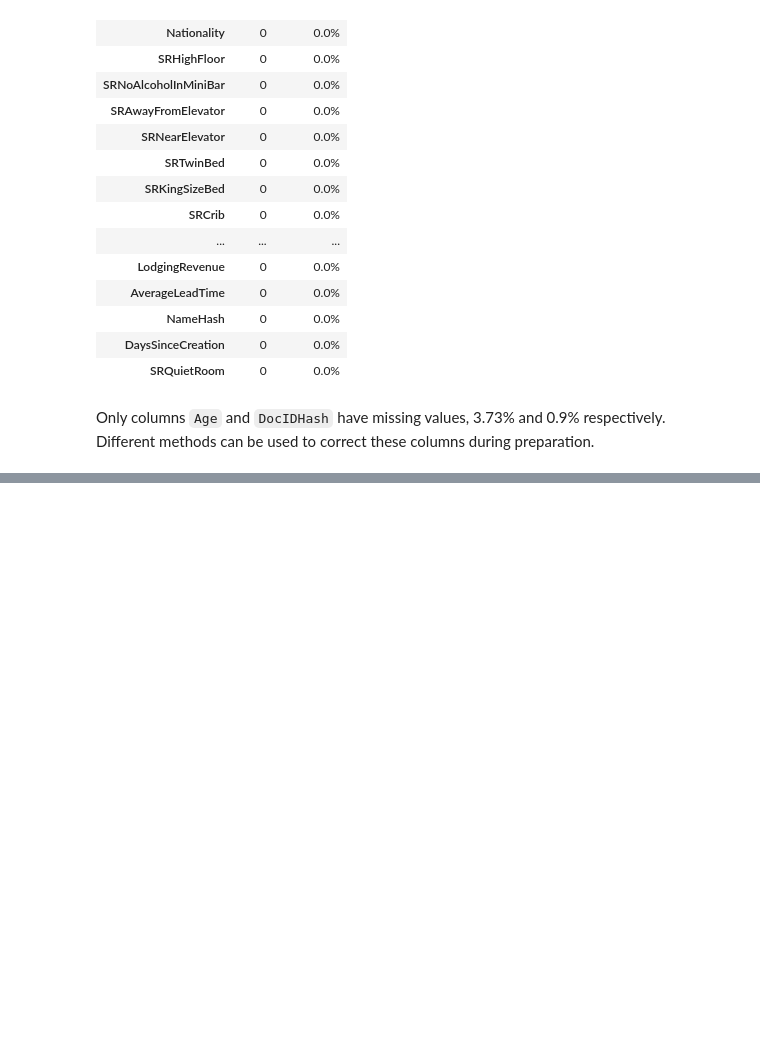
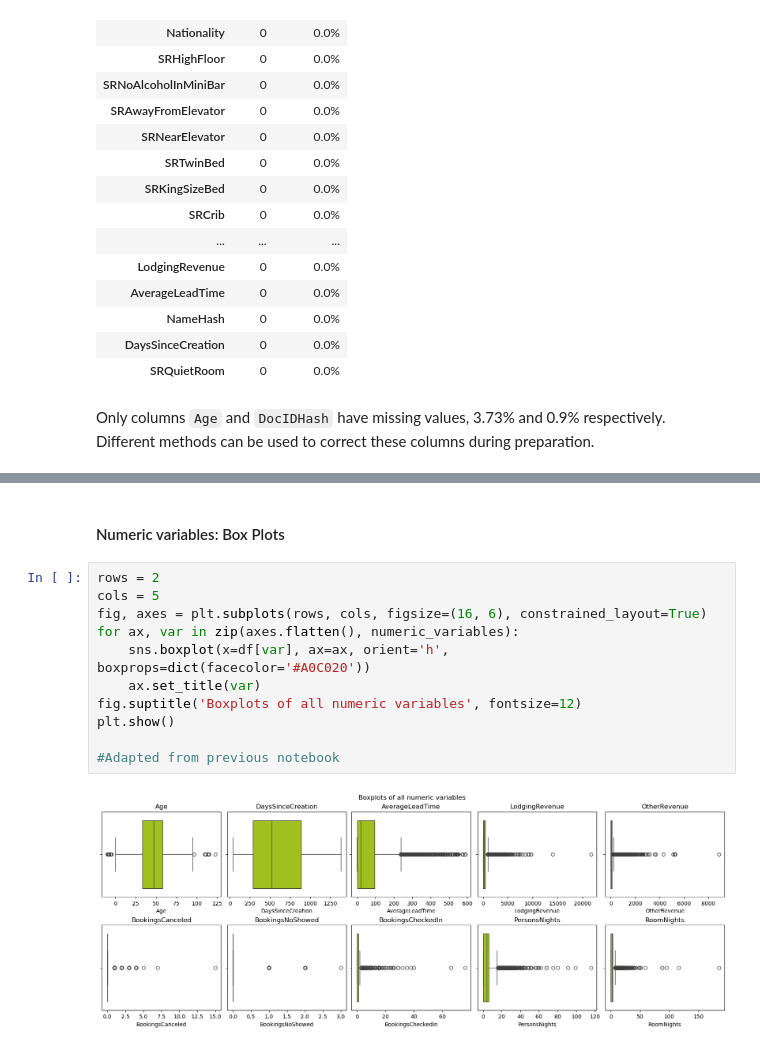
Before and after one commit to CatarinaGN/Case-1, a Jupyter notebook: Versão_Bea.ipynb, the cells around one changed output, grey strips where cells are left out. Saved outputs shown, nothing was run; the diff lists cells and outputs as text; blank space fills up the shorter version.

```diff
--- a/Versão_Bea.ipynb
+++ b/Versão_Bea.ipynb
@@ -339,0 +418,15 @@ Only columns `Age` and `DocIDHash` have missing values, 3.73% and 0.9% respectiv
+# %% [markdown]
+#### Numeric variables: Box Plots
+# %%
+rows = 2
+cols = 5
+fig, axes = plt.subplots(rows, cols, figsize=(16, 6), constrained_layout=True)
+for ax, var in zip(axes.flatten(), numeric_variables):
+    sns.boxplot(x=df[var], ax=ax, orient='h', boxprops=dict(facecolor='#A0C020'))
+    ax.set_title(var)
+fig.suptitle('Boxplots of all numeric variables', fontsize=12)
+plt.show()
+
+#Adapted from previous notebook
+# %% [output]
+[figure, added]
```
Also changed, not shown: parts of 28 cells of this notebook.
